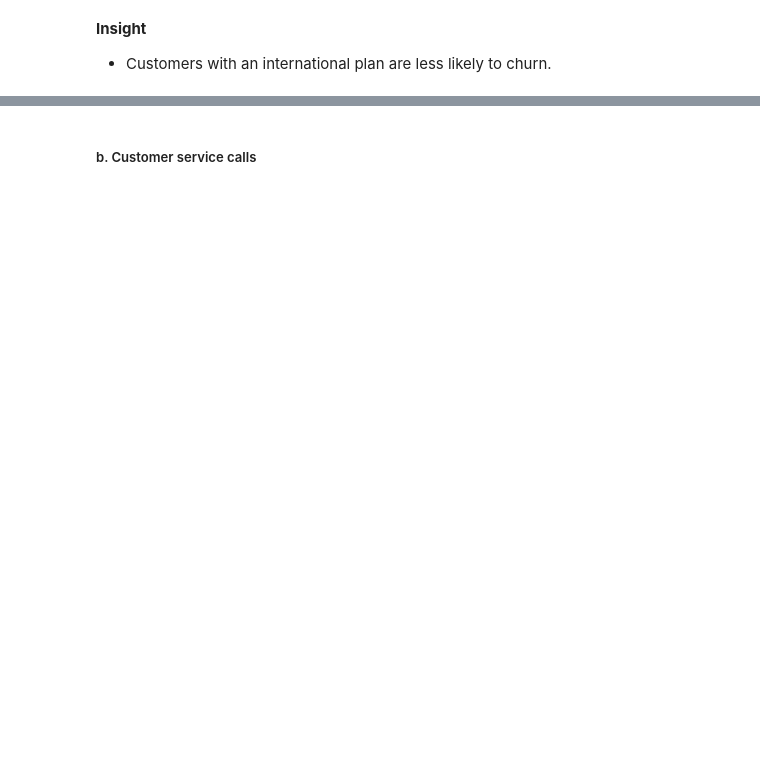
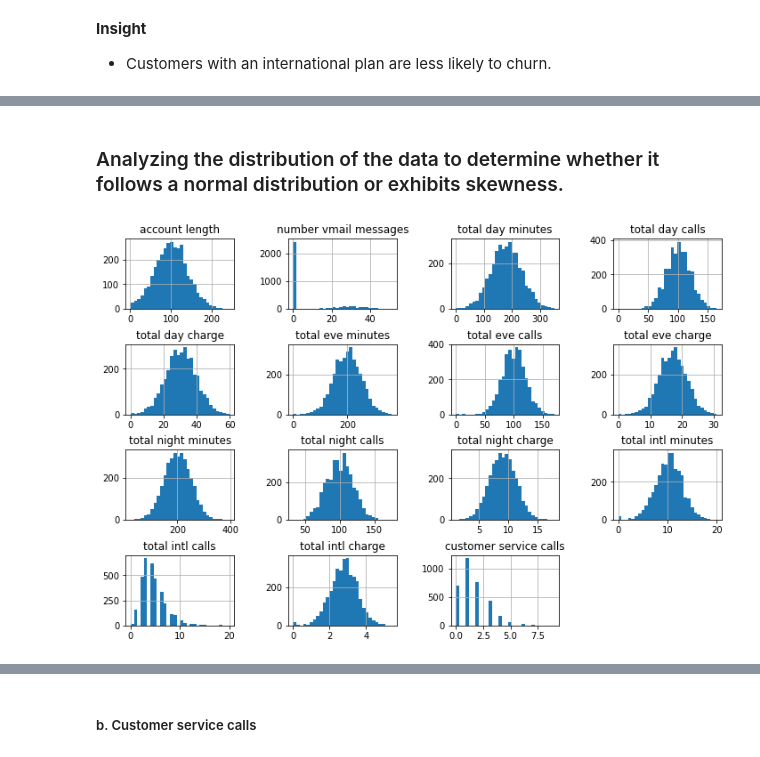
Before and after one commit to jane632/Churn-Prediction, a Jupyter notebook: churn_analysis.ipynb, the cells around one changed output, grey strips where cells are left out. Cells and saved outputs as stored; diff of their text form; code cells hidden in the pictures; blank space fills up the shorter version.

```diff
--- a/churn_analysis.ipynb
+++ b/churn_analysis.ipynb
@@ -591,0 +453,9 @@ C:\Users\hp\Documents\PHASE3\PHASE3PROJECT\images\total_charges_churn_rate.png
+# %% [markdown]
+### Analyzing the distribution of the data to determine whether it follows a normal distribution or exhibits skewness.
+# %%
+#plotting the numerical values
+data.select_dtypes(include=['number']).hist(figsize=(12, 8), bins=30)
+plt.subplots_adjust(hspace=0.5, wspace=0.5)
+plt.show()
+# %% [output]
+[figure, added]
```
Also changed, not shown: parts of 193 cells of this notebook, 17 other files.
